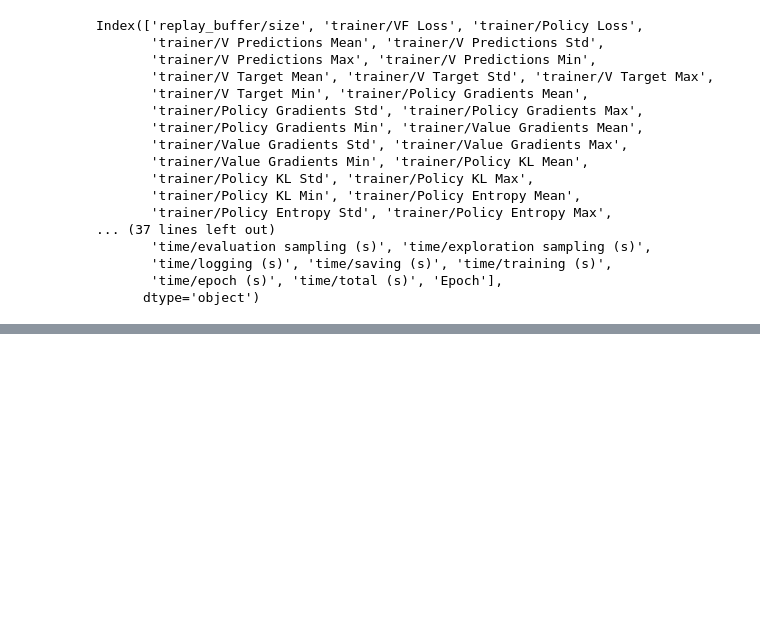
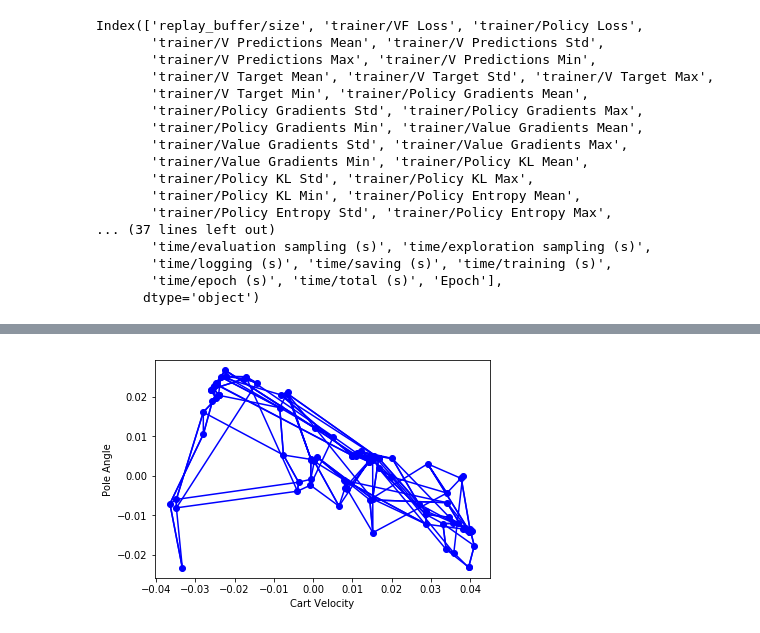
Before and after one commit to johnlime/hierarchical_som, a Jupyter notebook: demo/SOM-PPO-SOM CartPole Visualization.ipynb, the cells around one changed output, grey strips where cells are left out. Saved outputs shown, nothing was run; the diff lists cells and outputs as text; code cells hidden in the pictures; blank space fills up the shorter version.

```diff
--- a/demo/SOM-PPO-SOM CartPole Visualization.ipynb
+++ b/demo/SOM-PPO-SOM CartPole Visualization.ipynb
@@ -46,0 +79,4 @@ plt.plot(ppo_df["evaluation/Returns Mean"])
+# %%
+visualize_som(state_model, [1, 2], ["Cart Velocity", "Pole Angle"])
+# %% [output]
+[figure, added]
```
Also changed, not shown: parts of 17 cells of this notebook, 1 other file.
